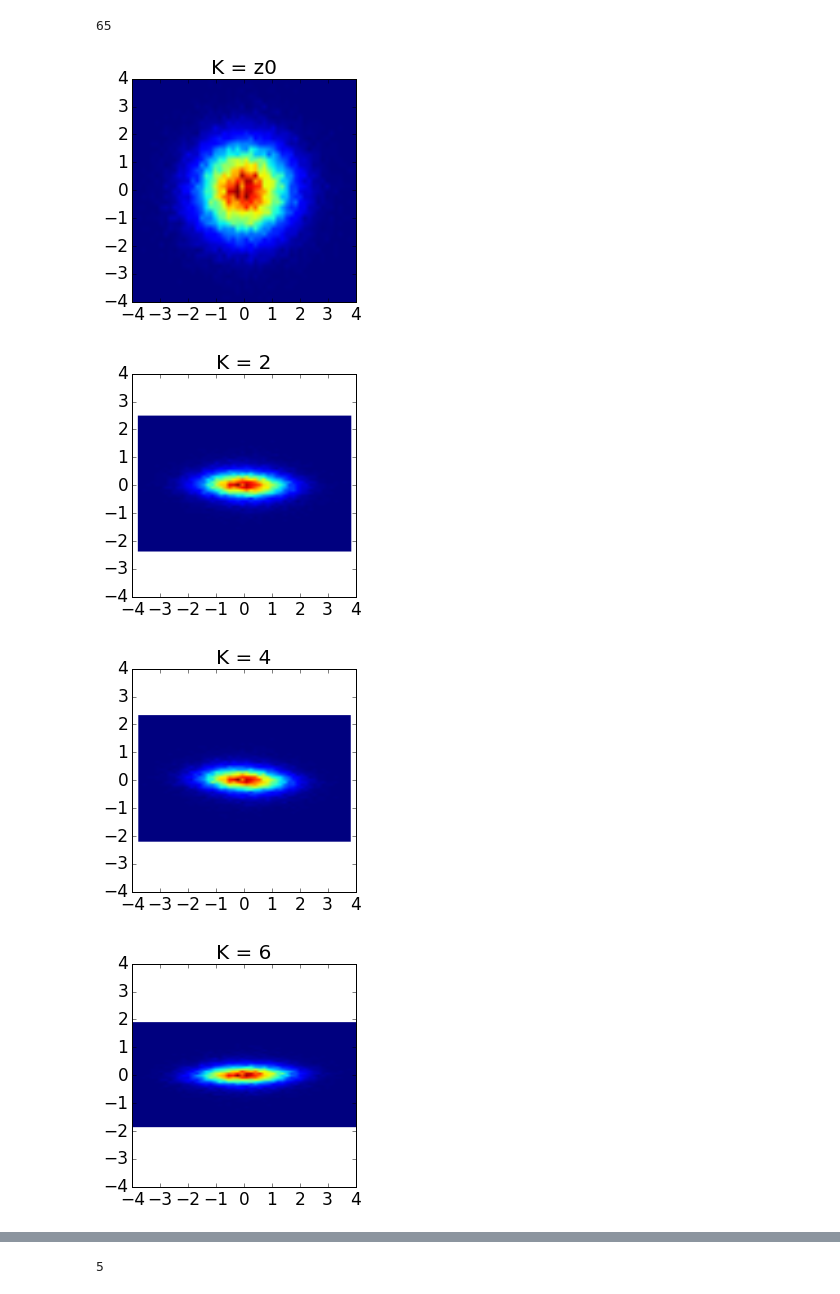
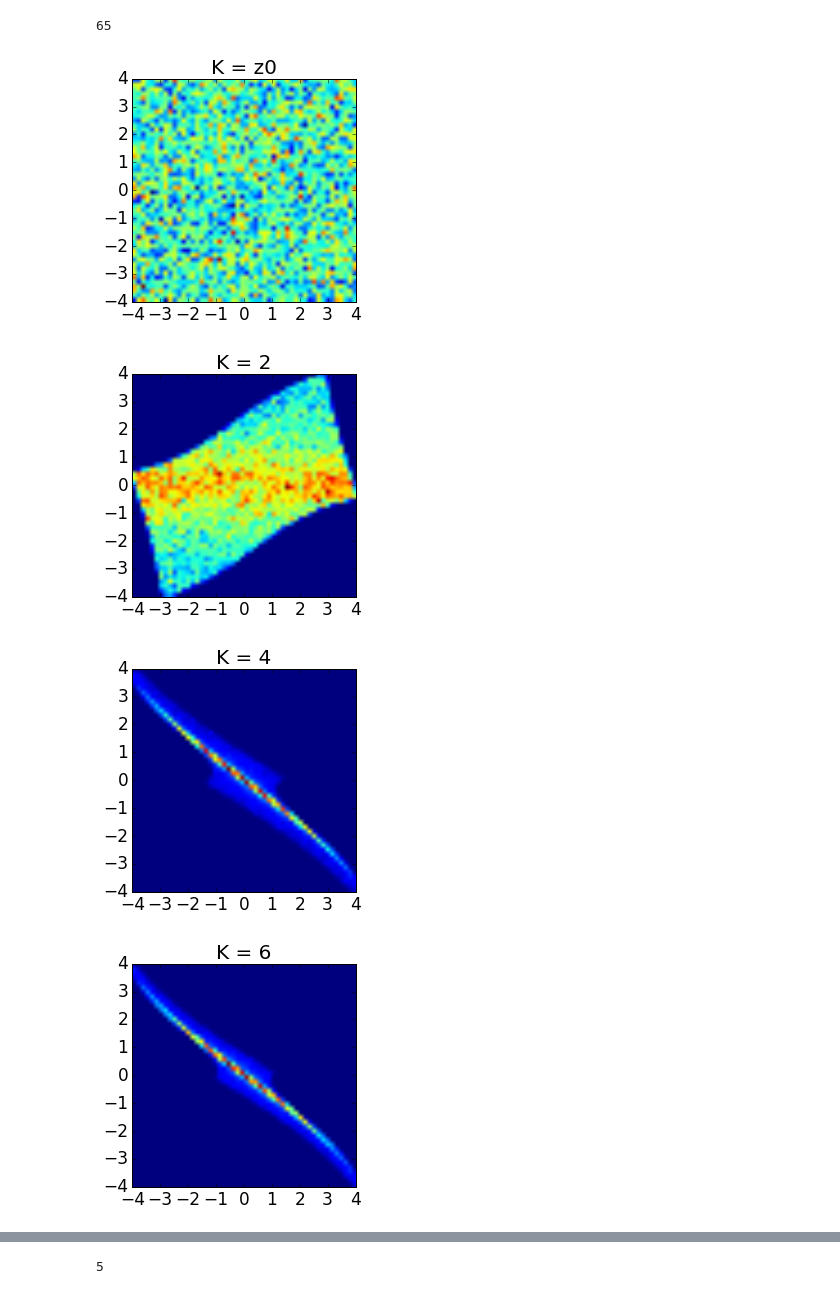
Before and after one commit to AndyZhang17/iaf2, a Jupyter notebook: phase1.ipynb, the cells around one changed output, grey strips where cells are left out. Drawn from its saved outputs; the diff is of its cells as text; code cells hidden in the pictures.

Commit message:
logistic single model (phase4)

```diff
--- a/phase1.ipynb
+++ b/phase1.ipynb
@@ -24,11 +24,11 @@ import utils.plotZ as plotZ
 # %%
 PRENUM = 50000
 NUM_LAYERS = 32
-Z0_TYPE, STD = 'normal',1   # normal or uniform
-# Z0_TYPE, STD = 'uniform', 5
+# Z0_TYPE, STD = 'normal',1   # normal or uniform
+Z0_TYPE, STD = 'uniform', 2
 
 # construction variational model
-iaf = nf.NormFlowModel( dim=2, numlayers=NUM_LAYERS, noisestd=STD, z0type=Z0_TYPE, scale=.8 )
+iaf = nf.NormFlowModel( dim=2, numlayers=NUM_LAYERS, noisestd=STD, z0type=Z0_TYPE, scale=2 )
 es = iaf.getNoiseVar(PRENUM)
 zs, logqzs = iaf.reparam(es,inter=True)
 print len(zs)
@@ -40,23 +40,23 @@ fezs = theano.function(inputs=[],outputs=[ zs[0],zs[4],zs[8],zs[12],zs[16],zs[32
 # %%
 LAYERS = ['z0','2','4','6','8','16','32']
 FIG_PATH = '../report/figs/bylayers/'+Z0_TYPE
 ezs = fezs()
 xlims = (-4.,+4.)
 ylims = (-4.,+4.)
 for l, L in enumerate(LAYERS):
     zzz = ezs[l]
     heatmap, xedges, yedges = np.histogram2d( zzz[:,0], zzz[:,1], bins=50)
-    extent = [xedges[0], xedges[-1], yedges[0], yedges[-1]]
+    extent = [xlims[0], xlims[1], ylims[0], ylims[1]]
     plt.figure()
     plt.imshow(heatmap.T, extent=extent, origin='lower')
     plt.xlim(xlims)
     plt.ylim(ylims)
     plt.axes().set_aspect('equal')
     plt.title('K = %s' % (L), fontsize=20)
     plt.tick_params(axis='both', which='major', labelsize=17)
     plt.savefig( FIG_PATH+'/K%s.png'%(L))
 # %% [output]
-[figure, old version]
+[figure, new version]
-[figure, old version]
+[figure, new version]
-[figure, old version]
+[figure, new version]
-[figure, old version]
+[figure, new version]
```
Also changed, not shown: parts of 1 cell of this notebook, 5 other files.
